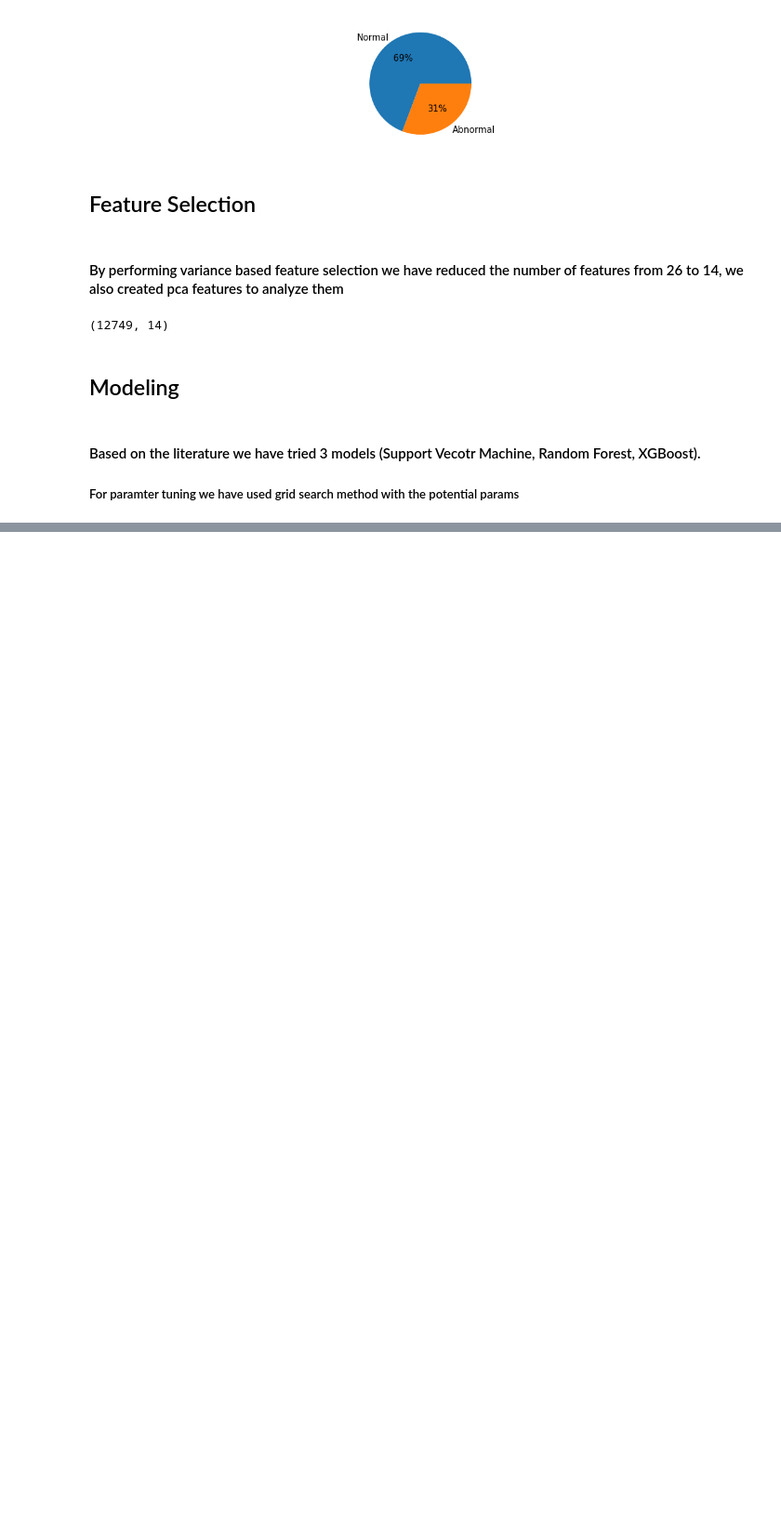
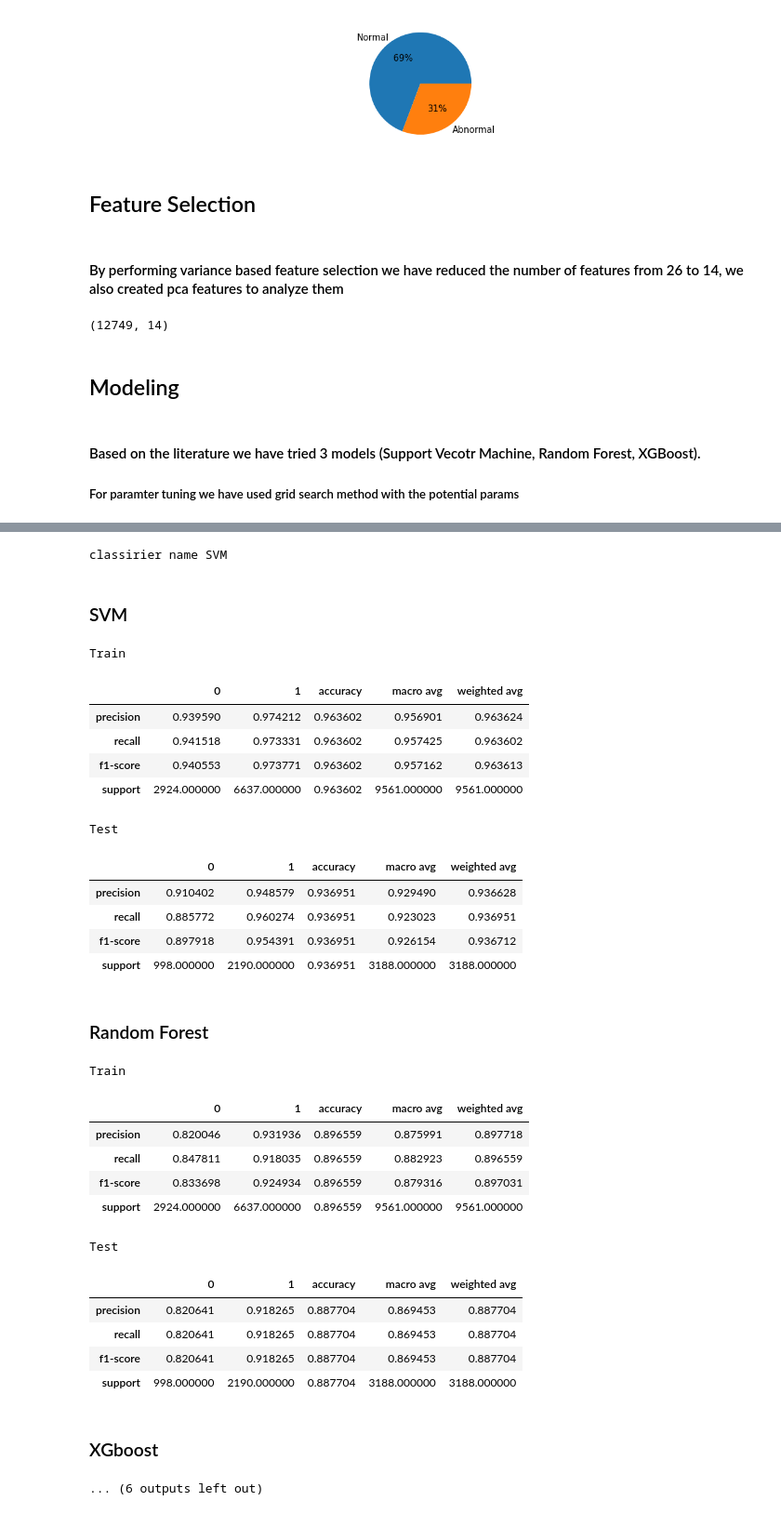
Before and after one commit to Mohamed-Ibrahim-01/heart-sound-classificatoin, a Jupyter notebook: HS_Classification_Main.ipynb, the cells around one changed output, grey strips where cells are left out. Shown at 93% size. Cells and saved outputs as stored; diff of their text form; code cells hidden in the pictures; blank space fills up the shorter version.

```diff
--- a/HS_Classification_Main.ipynb
+++ b/HS_Classification_Main.ipynb
@@ -163,0 +166,32 @@ Train
+# %%
+params_pca = compare(classifiers, principal_X, y,grid_search=["SVM"])
+# %% [output]
+classirier name SVM
+SVM
+Train
+|  | 0 | 1 | accuracy | macro avg | weighted avg |
+| precision | 0.939590 | 0.974212 | 0.963602 | 0.956901 | 0.963624 |
+| recall | 0.941518 | 0.973331 | 0.963602 | 0.957425 | 0.963602 |
+| f1-score | 0.940553 | 0.973771 | 0.963602 | 0.957162 | 0.963613 |
+| support | 2924.000000 | 6637.000000 | 0.963602 | 9561.000000 | 9561.000000 |
+Test
+|  | 0 | 1 | accuracy | macro avg | weighted avg |
+| precision | 0.910402 | 0.948579 | 0.936951 | 0.929490 | 0.936628 |
+| recall | 0.885772 | 0.960274 | 0.936951 | 0.923023 | 0.936951 |
+| f1-score | 0.897918 | 0.954391 | 0.936951 | 0.926154 | 0.936712 |
+| support | 998.000000 | 2190.000000 | 0.936951 | 3188.000000 | 3188.000000 |
+Random Forest
+Train
+|  | 0 | 1 | accuracy | macro avg | weighted avg |
+| precision | 0.820046 | 0.931936 | 0.896559 | 0.875991 | 0.897718 |
+| recall | 0.847811 | 0.918035 | 0.896559 | 0.882923 | 0.896559 |
+| f1-score | 0.833698 | 0.924934 | 0.896559 | 0.879316 | 0.897031 |
+| support | 2924.000000 | 6637.000000 | 0.896559 | 9561.000000 | 9561.000000 |
+Test
+|  | 0 | 1 | accuracy | macro avg | weighted avg |
+| precision | 0.820641 | 0.918265 | 0.887704 | 0.869453 | 0.887704 |
+| recall | 0.820641 | 0.918265 | 0.887704 | 0.869453 | 0.887704 |
+| f1-score | 0.820641 | 0.918265 | 0.887704 | 0.869453 | 0.887704 |
+| support | 998.000000 | 2190.000000 | 0.887704 | 3188.000000 | 3188.000000 |
+XGboost
+... (6 outputs left out)
```
Also changed, not shown: parts of 5 cells of this notebook, 2 other files.
